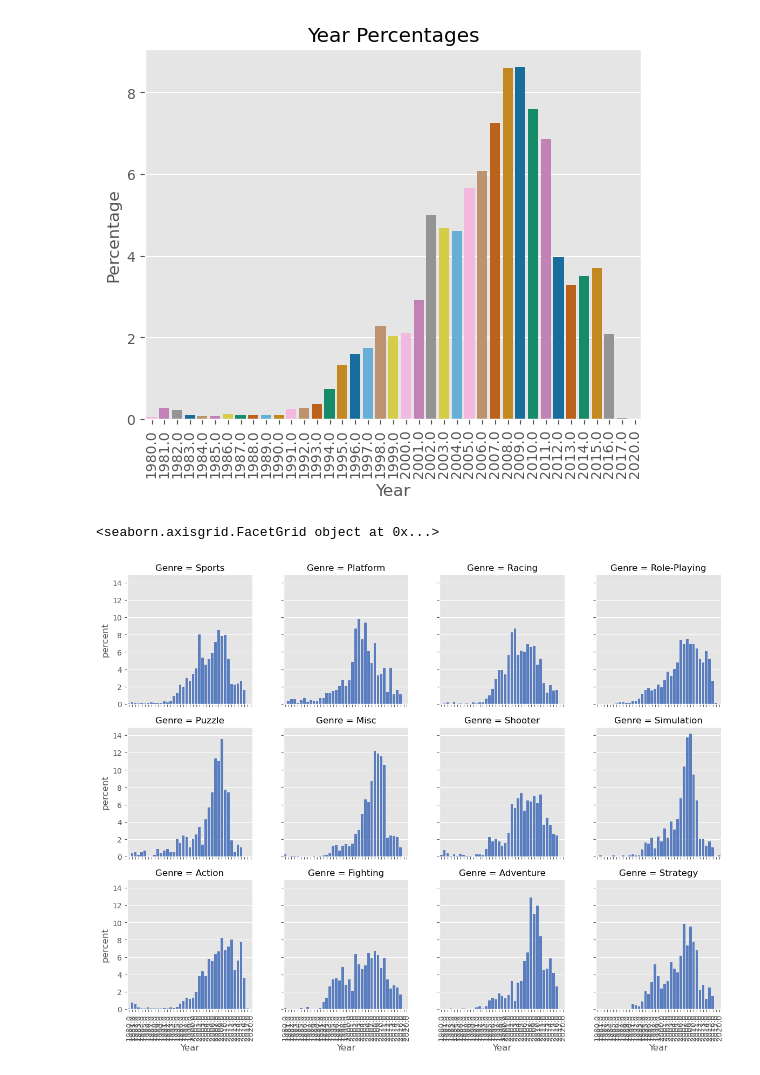
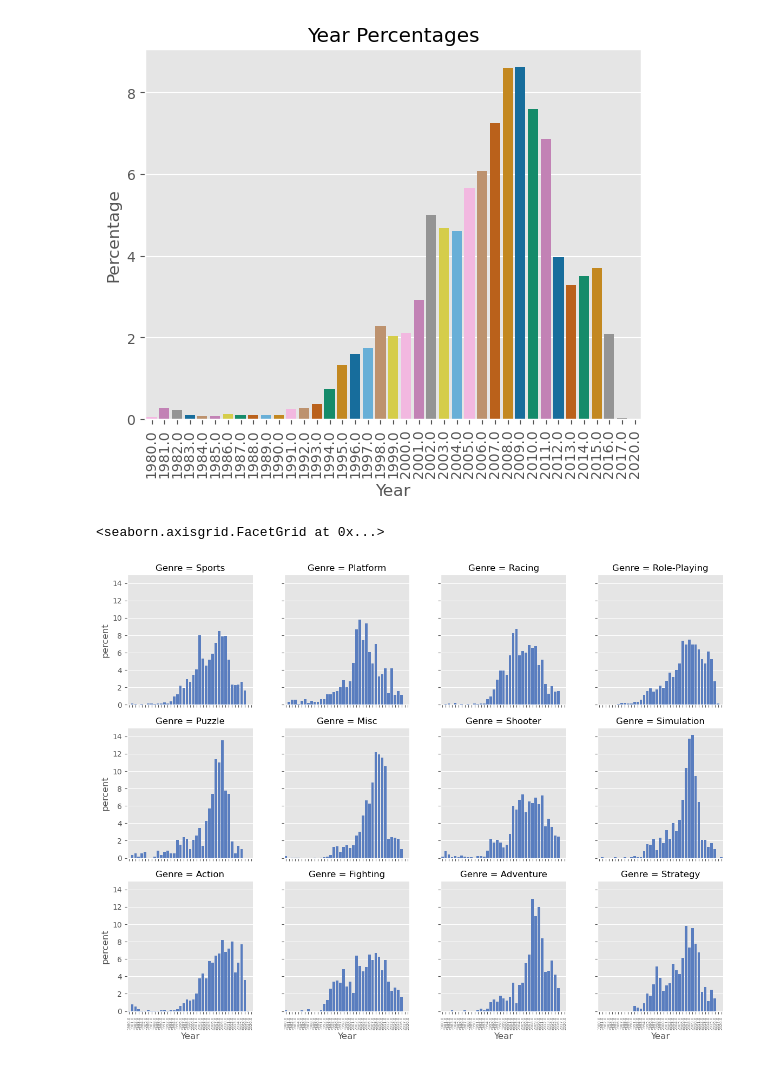
Before and after one commit to NOUR-2025/Reproducibility, a Jupyter notebook: alejandro.ipynb, the cells around one changed output. Cells and saved outputs as stored; diff of their text form; code cells hidden in the pictures.

```diff
--- a/alejandro.ipynb
+++ b/alejandro.ipynb
@@ -151,12 +160,12 @@ The palette list has fewer values (10) than needed (39) and will cycle, which ma
 # %%
 # Look at Genre distribution per year
 g = sns.FacetGrid(df, col='Genre', col_wrap=4)
 
 g.map(sns.countplot, 'Year', stat='percent')
-g.tick_params(axis="x", rotation=90)
+g.tick_params(axis="x", rotation=90, labelsize=5)
 # %% [output]
-<seaborn.axisgrid.FacetGrid object at 0x...>
+<seaborn.axisgrid.FacetGrid at 0x...>
-[figure, old version]
+[figure, new version]
 # %%
 # Look at Genre distribution per year
 # TODO: Years are not organized
```
Also changed, not shown: parts of 8 cells of this notebook.
